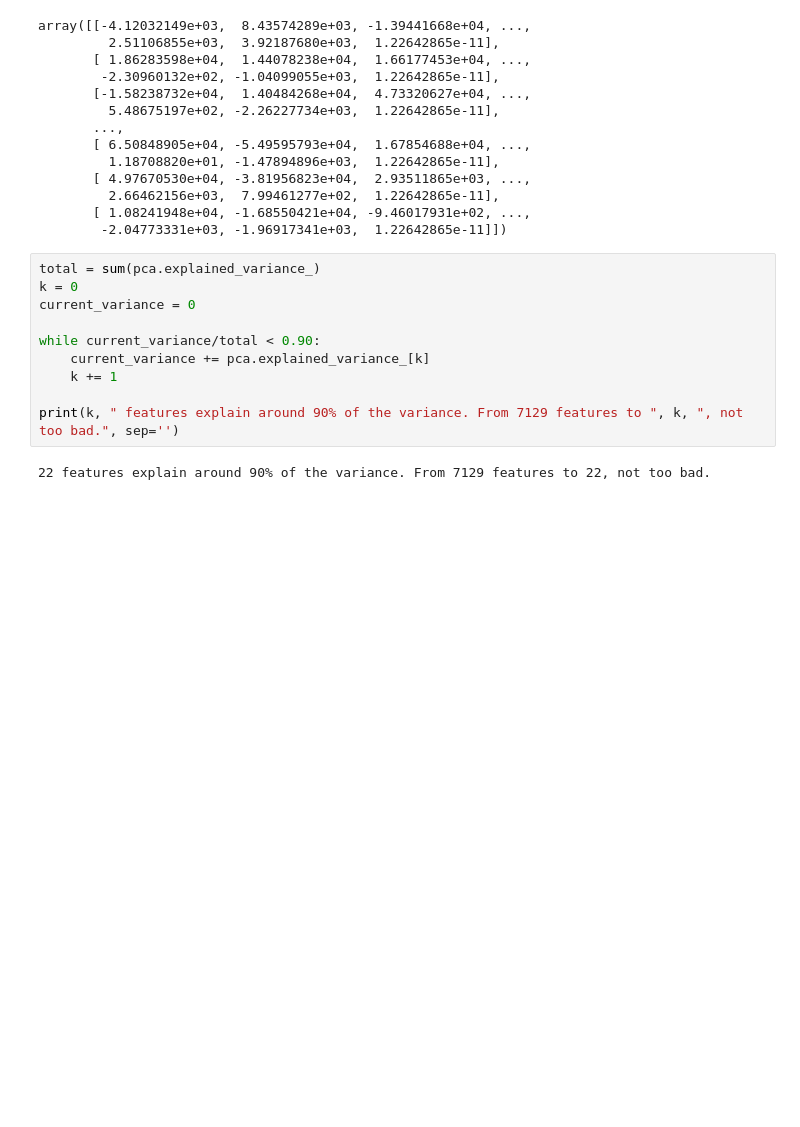
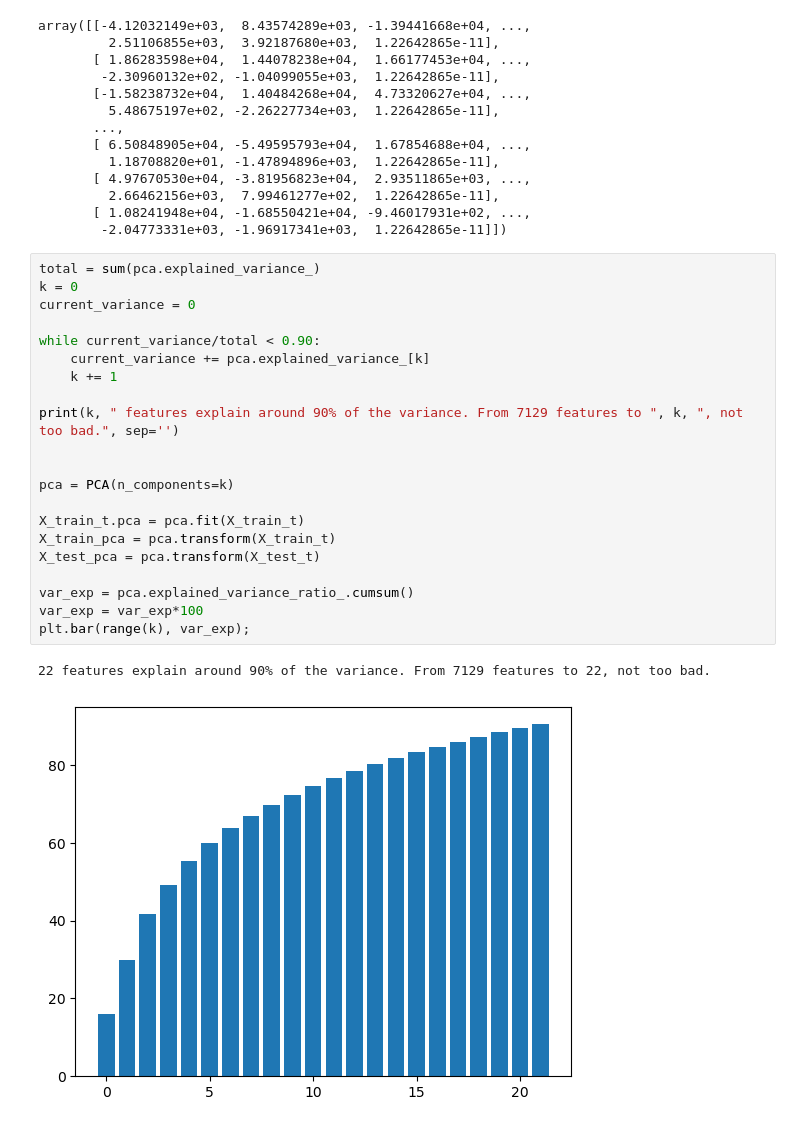
Before and after one commit to brbergamo/gene_expression_project, a Jupyter notebook: gene_expression_notebook.ipynb, the cells around one changed output. Cells and saved outputs as stored; diff of their text form; blank space fills up the shorter version.

```diff
--- a/gene_expression_notebook.ipynb
+++ b/gene_expression_notebook.ipynb
@@ -262,12 +263,24 @@ array([[-4.12032149e+03,  8.43574289e+03, -1.39441668e+04, ...,
 # %%
 total = sum(pca.explained_variance_)
 k = 0
 current_variance = 0
 
 while current_variance/total < 0.90:
     current_variance += pca.explained_variance_[k]
     k += 1
 
 print(k, " features explain around 90% of the variance. From 7129 features to ", k, ", not too bad.", sep='')
+
+
+pca = PCA(n_components=k)
+
+X_train_t.pca = pca.fit(X_train_t)
+X_train_pca = pca.transform(X_train_t)
+X_test_pca = pca.transform(X_test_t)
+
+var_exp = pca.explained_variance_ratio_.cumsum()
+var_exp = var_exp*100
+plt.bar(range(k), var_exp);
 # %% [output]
 22 features explain around 90% of the variance. From 7129 features to 22, not too bad.
+[figure, added]
```
Also changed, not shown: parts of 1 cell of this notebook.
